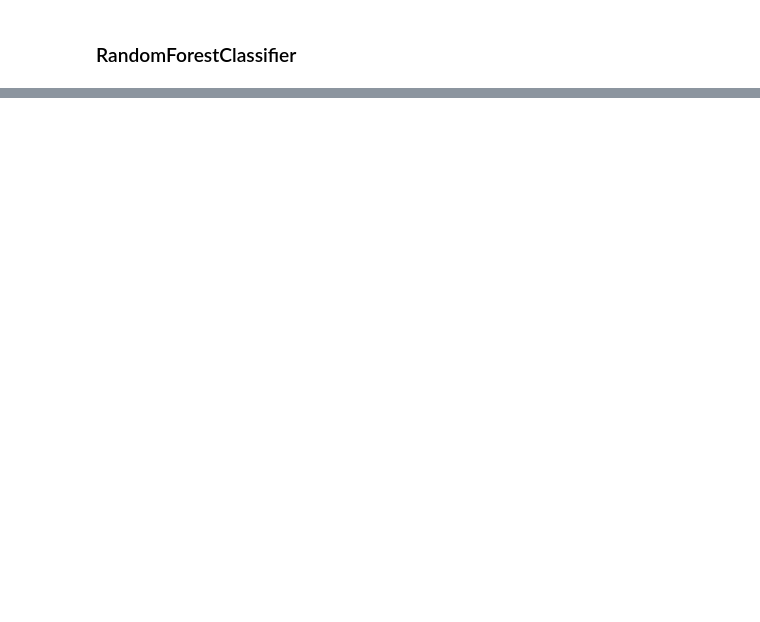
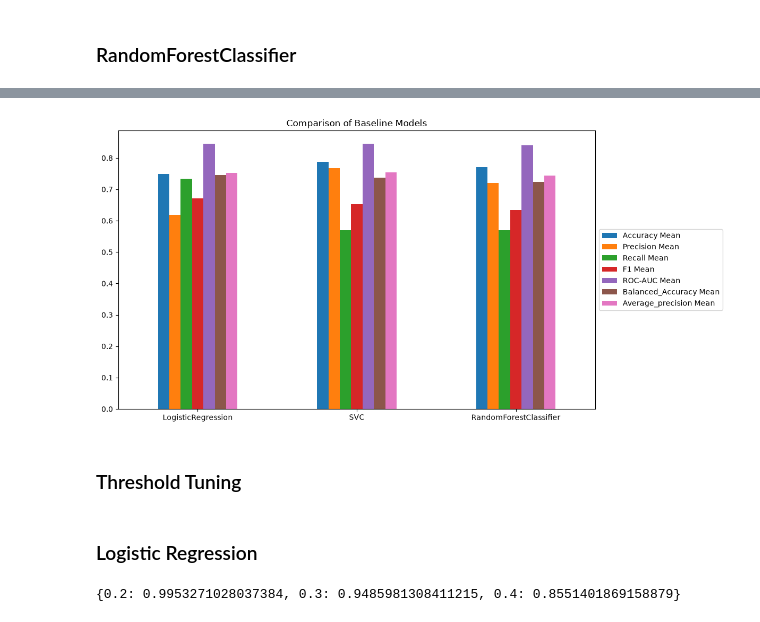
Before and after one commit to abdulazeemsodimu/diabetes_prediction, a Jupyter notebook: notebooks/modelling v2.ipynb, the cells around one changed output, grey strips where cells are left out. Saved outputs shown, nothing was run; the diff lists cells and outputs as text; code cells hidden in the pictures; blank space fills up the shorter version.

Commit message:
Finished hyperparameter tuning and threshold tuning

```diff
--- a/notebooks/modelling v2.ipynb
+++ b/notebooks/modelling v2.ipynb
@@ -526,0 +558,9 @@ comparison = pd.concat([comparison, pd.DataFrame([svc_eval], index=['SVC'])])
+# %%
+grid = {'model__n_estimators': [700, 800],
+ 'model__min_samples_split': [50],
+ 'model__min_samples_leaf': [4],
+ 'model__max_features': [0.4],
+ 'model__max_depth': [None, 5],
+ 'model__class_weight': [None, 'balanced']}
+# %%
+rf_grsearch = GridSearch(rf_model, grid)
@@ -526,0 +594,2 @@ comparison = pd.concat([comparison, pd.DataFrame([svc_eval], index=['SVC'])])
+# %%
+rf_eval = cv_evaluate(rf_grsearch.best_estimator_)
@@ -526,0 +603,18 @@ comparison = pd.concat([comparison, pd.DataFrame([svc_eval], index=['SVC'])])
+# %%
+comparison = pd.concat([comparison, pd.DataFrame([rf_eval], index=['RandomForestClassifier'])])
+# %%
+ax = comparison.plot.bar(
+    title='Comparison of Baseline Models',
+    figsize=(12, 6),
+    rot=0
+)
+
+ax.legend(loc='center left', bbox_to_anchor=(1, 0.5))
+
+plt.tight_layout()
+# %% [output]
+[figure, added]
+# %% [markdown]
+### Threshold Tuning
+# %% [markdown]
+### Logistic Regression
@@ -526,0 +634,4 @@ comparison = pd.concat([comparison, pd.DataFrame([svc_eval], index=['SVC'])])
+# %%
+tuned_lr
+# %% [output]
+{0.2: 0.9953271028037384, 0.3: 0.9485981308411215, 0.4: 0.8551401869158879}
```
Also changed, not shown: parts of 27 cells of this notebook.
